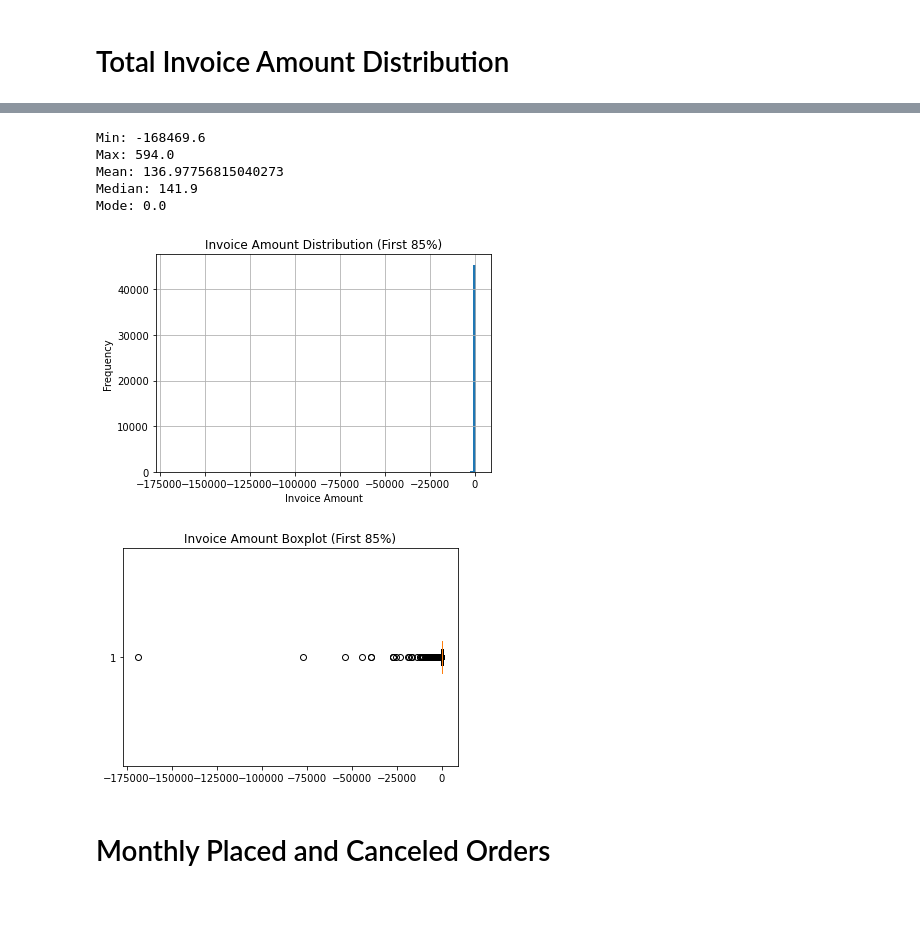
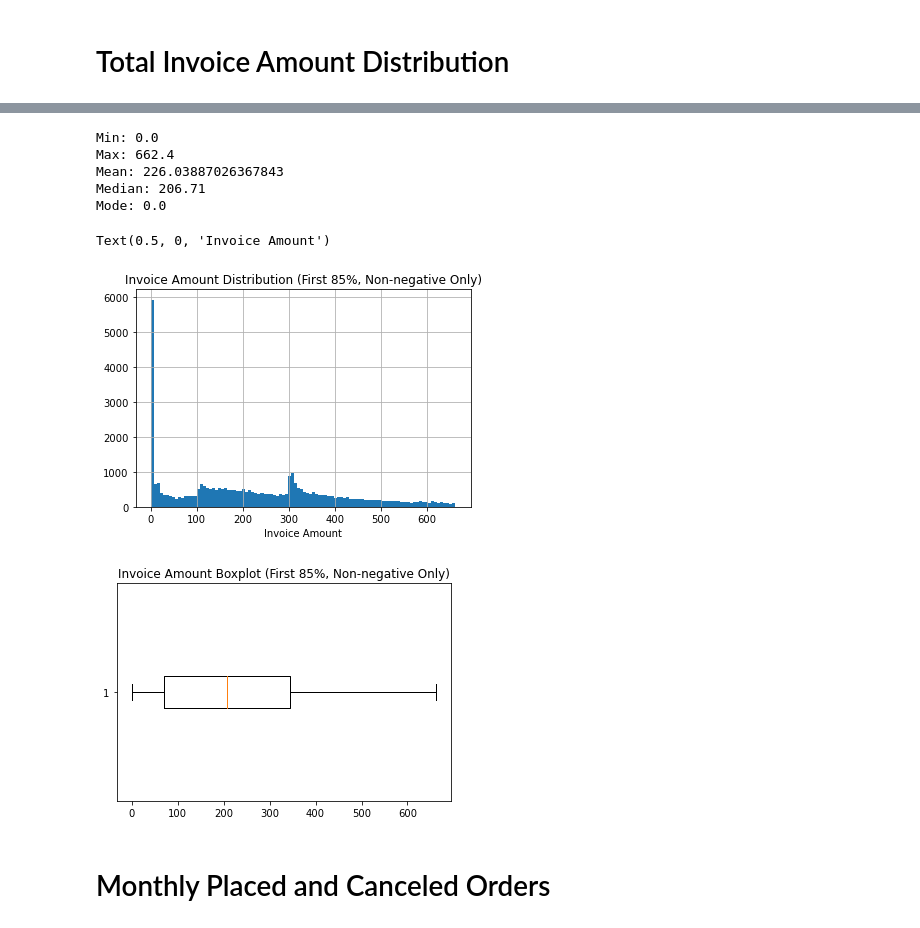
Before and after one commit to jarviscanada/jarvis_data_eng_Singh, a Jupyter notebook: python_data_analytics/python_data_wrangling/retail_data_analytics_wrangling.ipynb, the cells around one changed output, grey strips where cells are left out. Cells and saved outputs as stored; diff of their text form; code cells hidden in the pictures.

```diff
--- a/python_data_analytics/python_data_wrangling/retail_data_analytics_wrangling.ipynb
+++ b/python_data_analytics/python_data_wrangling/retail_data_analytics_wrangling.ipynb
@@ -198,38 +207,43 @@ plt.show()
 # %%
 # Remove Outliers (First 85% Quantile)
-q85 = invoice_df["invoice_amount"].quantile(0.85)
-invoice_85 = invoice_df[invoice_df["invoice_amount"] <= q85]
+invoice_df_pos = invoice_df[invoice_df["invoice_amount"] >= 0].copy()
+q85 = invoice_df_pos["invoice_amount"].quantile(0.85)
+invoice_85 = invoice_df_pos[invoice_df_pos["invoice_amount"] <= q85]
+# %%
+q85 = invoice_df_pos["invoice_amount"].quantile(0.85)
+invoice_85 = invoice_df_pos[invoice_df_pos["invoice_amount"] <= q85]
 # %%
 # Stats for 85% Data
 print("Min:", invoice_85["invoice_amount"].min())
 print("Max:", invoice_85["invoice_amount"].max())
 print("Mean:", invoice_85["invoice_amount"].mean())
 print("Median:", invoice_85["invoice_amount"].median())
-print("Mode:", invoice_85["invoice_amount"].mode()[0])
+
+mode_series = invoice_85["invoice_amount"].mode()
+print("Mode:", mode_series.iloc[0] if not mode_series.empty else "N/A")
 # %% [output]
-Min: -168469.6
-Max: 594.0
-Mean: 136.97756815040273
-Median: 141.9
+Min: 0.0
+Max: 662.4
+Mean: 226.03887026367843
+Median: 206.71
 Mode: 0.0
 # %%
-# Histogram (85% Cleaned)
+# Histogram (85% Cleaned, non-negative only)
 plt.figure()
 invoice_85["invoice_amount"].hist(bins=100)
-plt.title("Invoice Amount Distribution (First 85%)")
+plt.title("Invoice Amount Distribution (First 85%, Non-negative Only)")
 plt.xlabel("Invoice Amount")
-plt.ylabel("Frequency")
-plt.show()
 # %% [output]
+Text(0.5, 0, 'Invoice Amount')
-[figure, old version]
+[figure, new version]
 # %%
-#Boxplot (85%)
+# Boxplot (85%)
 plt.figure()
-plt.boxplot(invoice_85["invoice_amount"], vert=False)
-plt.title("Invoice Amount Boxplot (First 85%)")
+plt.boxplot(invoice_85["invoice_amount"].dropna(), vert=False)
+plt.title("Invoice Amount Boxplot (First 85%, Non-negative Only)")
 plt.show()
 # %% [output]
-[figure, old version]
+[figure, new version]
 # %% [markdown]
 # Monthly Placed and Canceled Orders
 # %%
```
Also changed, not shown: parts of 5 cells of this notebook.
